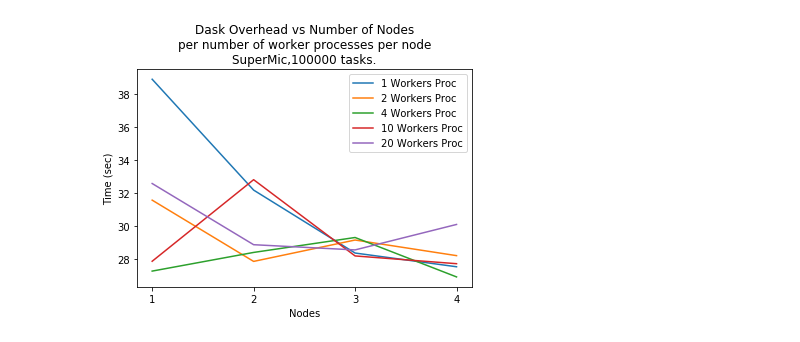
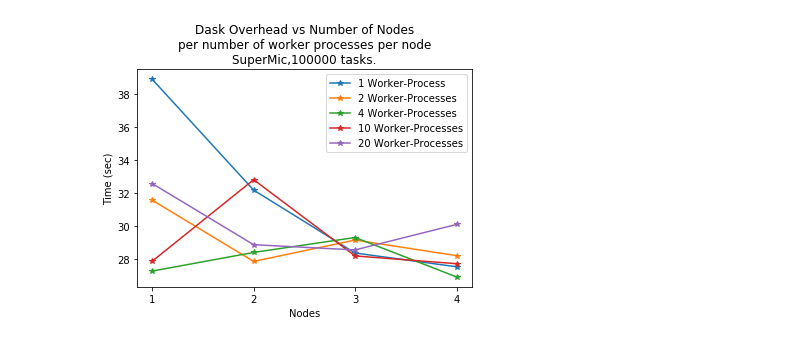
Before and after one commit to radical-experiments/midas_exps, a Jupyter notebook: dask/DaskOverheads.ipynb, the cells around one changed output. Cells and saved outputs as stored; diff of their text form; code cells hidden in the pictures.

```diff
--- a/dask/DaskOverheads.ipynb
+++ b/dask/DaskOverheads.ipynb
@@ -240,18 +240,18 @@ DistHistS_10p_4 = ExecutionTimes(Sprofiles_dist_10p_4).reshape(10,2)
 DistHistS_20p_4 = ExecutionTimes(Sprofiles_dist_20p_4).reshape(10,2)
 # %%
 plt.figure()
-plt.plot(range(1,5),[DistHistS_1p_1[0].mean(),DistHistS_1p_2[0].mean(),DistHistS_1p_3[0].mean(),DistHistS_1p_4[0].mean()],label='1 Workers Proc')
-plt.plot(range(1,5),[DistHistS_2p_1[0].mean(),DistHistS_2p_2[0].mean(),DistHistS_2p_3[0].mean(),DistHistS_2p_4[0].mean()],label='2 Workers Proc')
-plt.plot(range(1,5),[DistHistS_4p_1[0].mean(),DistHistS_4p_2[0].mean(),DistHistS_4p_3[0].mean(),DistHistS_4p_4[0].mean()],label='4 Workers Proc')
-plt.plot(range(1,5),[DistHistS_10p_1[0].mean(),DistHistS_10p_2[0].mean(),DistHistS_10p_3[0].mean(),DistHistS_10p_4[0].mean()],label='10 Workers Proc')
-plt.plot(range(1,5),[DistHistS_20p_1[0].mean(),DistHistS_20p_2[0].mean(),DistHistS_20p_3[0].mean(),DistHistS_20p_4[0].mean()],label='20 Workers Proc')
+plt.plot(range(1,5),[DistHistS_1p_1[0].mean(),DistHistS_1p_2[0].mean(),DistHistS_1p_3[0].mean(),DistHistS_1p_4[0].mean()],'-*',label='1 Worker-Process')
+plt.plot(range(1,5),[DistHistS_2p_1[0].mean(),DistHistS_2p_2[0].mean(),DistHistS_2p_3[0].mean(),DistHistS_2p_4[0].mean()],'-*',label='2 Worker-Processes')
+plt.plot(range(1,5),[DistHistS_4p_1[0].mean(),DistHistS_4p_2[0].mean(),DistHistS_4p_3[0].mean(),DistHistS_4p_4[0].mean()],'-*',label='4 Worker-Processes')
+plt.plot(range(1,5),[DistHistS_10p_1[0].mean(),DistHistS_10p_2[0].mean(),DistHistS_10p_3[0].mean(),DistHistS_10p_4[0].mean()],'-*',label='10 Worker-Processes')
+plt.plot(range(1,5),[DistHistS_20p_1[0].mean(),DistHistS_20p_2[0].mean(),DistHistS_20p_3[0].mean(),DistHistS_20p_4[0].mean()],'-*',label='20 Worker-Processes')
 plt.title('Dask Overhead vs Number of Nodes\nper number of worker processes per node\nSuperMic,100000 tasks.')
 plt.xlabel('Nodes')
 plt.xticks([1,2,3,4])
 plt.ylabel('Time (sec)')
 plt.legend()
 plt.savefig('DaskOverHead100KSuperMic.png',dpi=800)
 # %% [output]
-[figure, old version]
+[figure, new version]
 # %%
 plt.figure()
```
Also changed, not shown: parts of 1 cell of this notebook, 2 other files.
